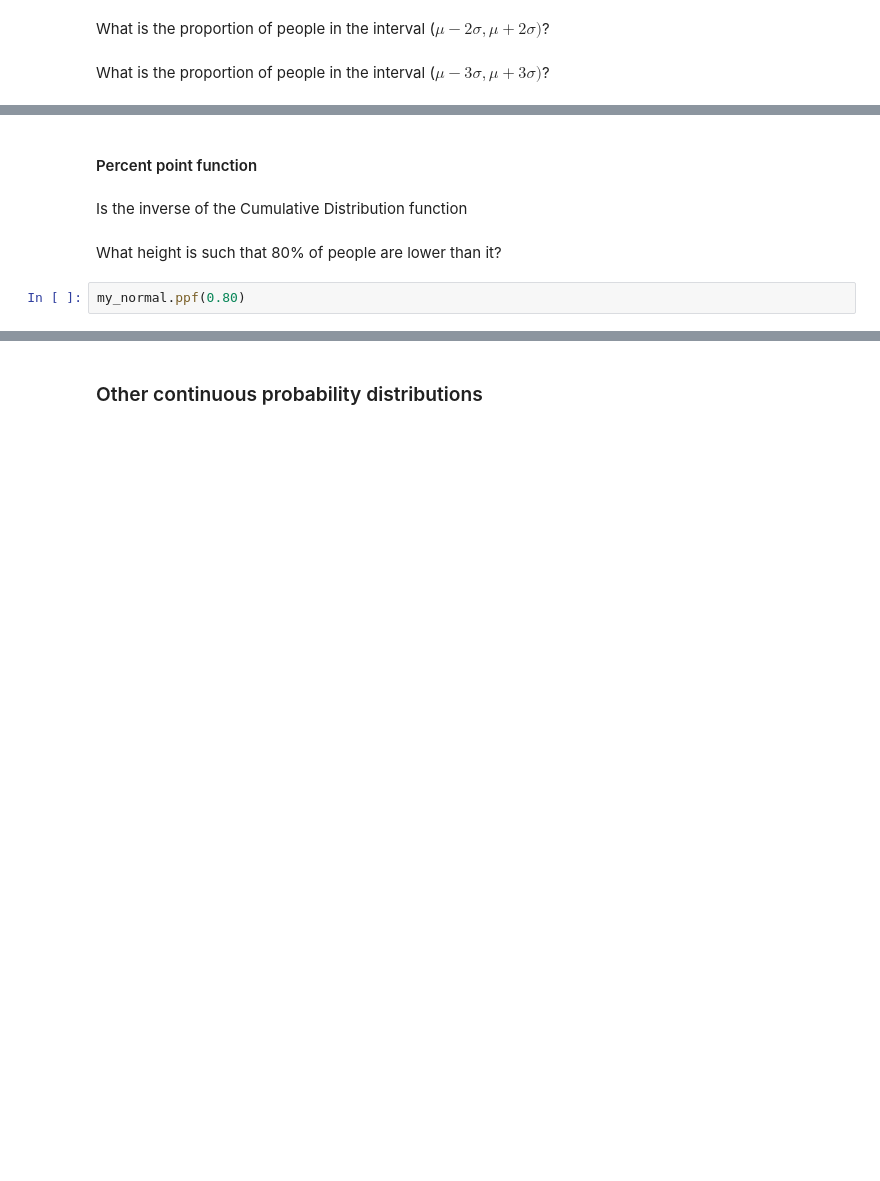
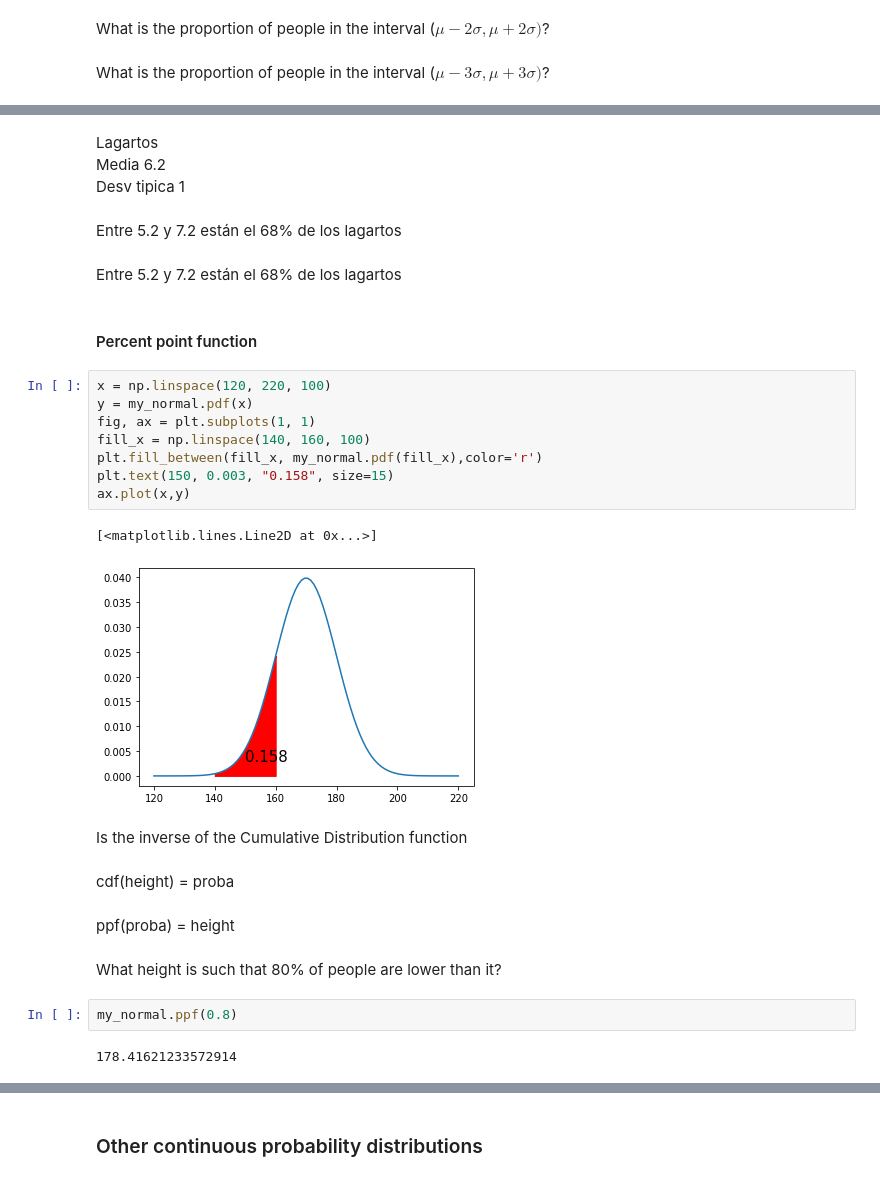
Before and after one commit to Ironhack-Data-Madrid-Enero-2021/Classroom-Materials, a Jupyter notebook: week_05/05-continuous-probability-distributions.ipynb, the cells around one changed output, grey strips where cells are left out. Drawn from its saved outputs; the diff is of its cells as text; blank space fills up the shorter version.

```diff
--- a/week_05/05-continuous-probability-distributions.ipynb
+++ b/week_05/05-continuous-probability-distributions.ipynb
@@ -444,11 +483,36 @@ What is the proportion of people in the interval ($\mu - 2\sigma, \mu + 2\sigma)
 What is the proportion of people in the interval ($\mu - 3\sigma, \mu + 3\sigma)$?
 # %% [markdown]
 <img src="https://miro.medium.com/max/700/1*IZ2II2HYKeoMrdLU5jW6Dw.png" width=500>
+# %% [markdown]
+Lagartos
+Media 6.2
+Desv tipica 1
+# %% [markdown]
+Entre 5.2 y 7.2 están el 68% de los lagartos
+# %% [markdown]
+Entre 5.2 y 7.2 están el 68% de los lagartos
 # %% [markdown]
 #### Percent point function
+# %%
+x = np.linspace(120, 220, 100)
+y = my_normal.pdf(x)
+fig, ax = plt.subplots(1, 1)
+fill_x = np.linspace(140, 160, 100)
+plt.fill_between(fill_x, my_normal.pdf(fill_x),color='r')
+plt.text(150, 0.003, "0.158", size=15)
+ax.plot(x,y)
+# %% [output]
+[<matplotlib.lines.Line2D at 0x...>]
+[figure, added]
 # %% [markdown]
 Is the inverse of the Cumulative Distribution function
+# %% [markdown]
+cdf(height) = proba
+# %% [markdown]
+ppf(proba) = height
 # %% [markdown]
 What height is such that 80% of people are lower than it?
 # %%
-my_normal.ppf(0.80)
+my_normal.ppf(0.8)
+# %% [output]
+178.41621233572914
```
Also changed, not shown: parts of 21 cells of this notebook, 5 other files.
